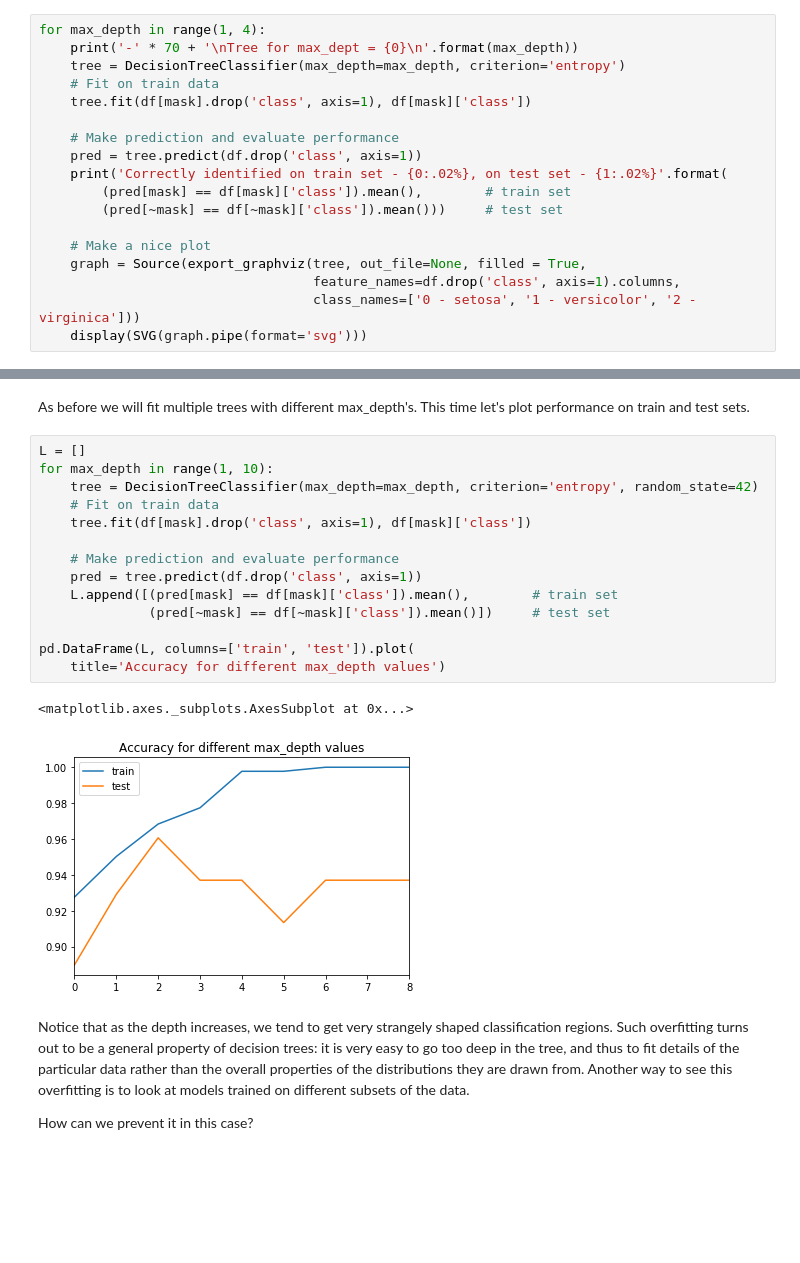
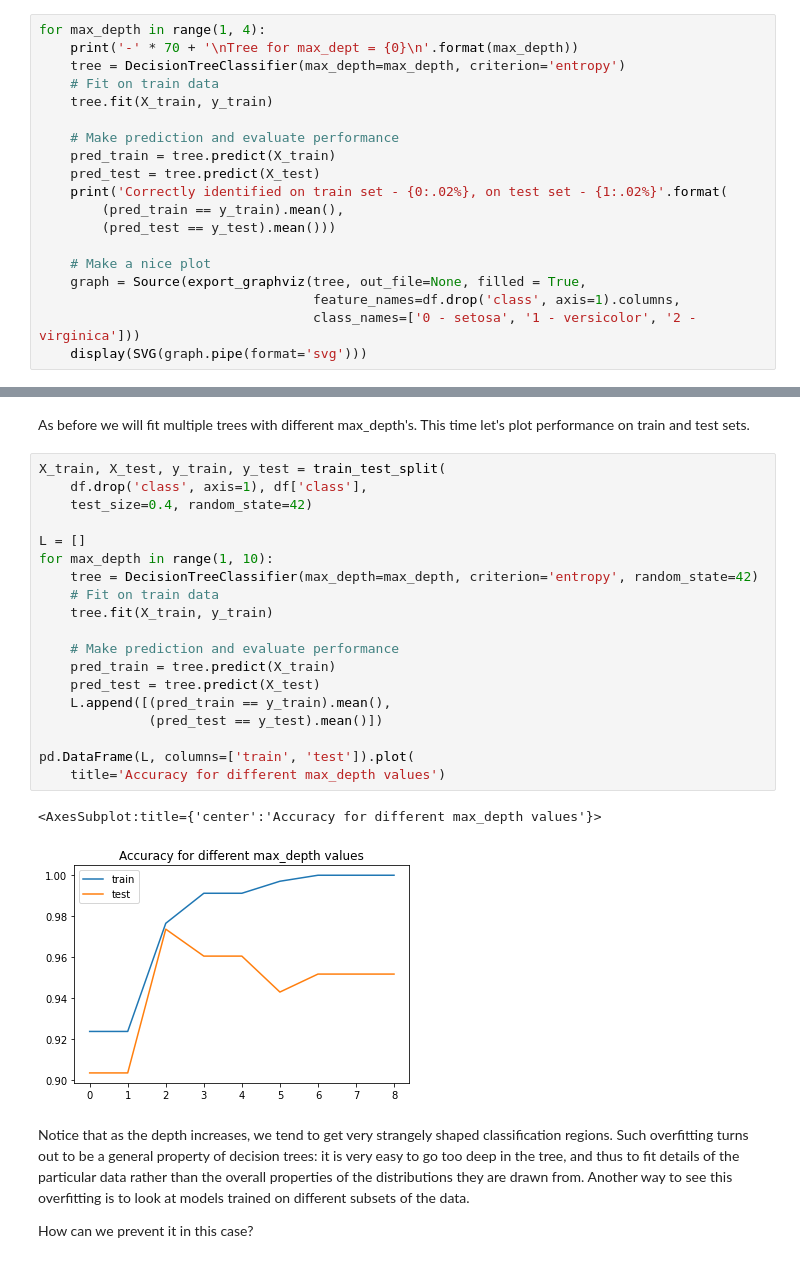
Before and after one commit to trokas/ai_primer, a Jupyter notebook: RF.ipynb, the cells around one changed output, grey strips where cells are left out. Saved outputs shown, nothing was run; the diff lists cells and outputs as text; blank space fills up the shorter version.

Commit message:
avoids use of mask

```diff
--- a/RF.ipynb
+++ b/RF.ipynb
@@ -99,13 +109,14 @@ for max_depth in range(1, 4):
     print('-' * 70 + '\nTree for max_dept = {0}\n'.format(max_depth))
     tree = DecisionTreeClassifier(max_depth=max_depth, criterion='entropy')
     # Fit on train data
-    tree.fit(df[mask].drop('class', axis=1), df[mask]['class'])
+    tree.fit(X_train, y_train)
 
     # Make prediction and evaluate performance
-    pred = tree.predict(df.drop('class', axis=1))
+    pred_train = tree.predict(X_train)
+    pred_test = tree.predict(X_test)
     print('Correctly identified on train set - {0:.02%}, on test set - {1:.02%}'.format(
-        (pred[mask] == df[mask]['class']).mean(),        # train set
-        (pred[~mask] == df[~mask]['class']).mean()))     # test set
+        (pred_train == y_train).mean(),
+        (pred_test == y_test).mean()))
 
     # Make a nice plot
     graph = Source(export_graphviz(tree, out_file=None, filled = True,
@@ -168,22 +179,27 @@ dtype: int64
 # %% [markdown]
 As before we will fit multiple trees with different max_depth's. This time let's plot performance on train and test sets.
 # %%
+X_train, X_test, y_train, y_test = train_test_split(
+    df.drop('class', axis=1), df['class'],
+    test_size=0.4, random_state=42)
+
 L = []
 for max_depth in range(1, 10):
     tree = DecisionTreeClassifier(max_depth=max_depth, criterion='entropy', random_state=42)
     # Fit on train data
-    tree.fit(df[mask].drop('class', axis=1), df[mask]['class'])
+    tree.fit(X_train, y_train)
 
     # Make prediction and evaluate performance
-    pred = tree.predict(df.drop('class', axis=1))
-    L.append([(pred[mask] == df[mask]['class']).mean(),        # train set
-              (pred[~mask] == df[~mask]['class']).mean()])     # test set
+    pred_train = tree.predict(X_train)
+    pred_test = tree.predict(X_test)
+    L.append([(pred_train == y_train).mean(),
+              (pred_test == y_test).mean()])
 
 pd.DataFrame(L, columns=['train', 'test']).plot(
     title='Accuracy for different max_depth values')
 # %% [output]
-<matplotlib.axes._subplots.AxesSubplot at 0x...>
+<AxesSubplot:title={'center':'Accuracy for different max_depth values'}>
-[figure, old version]
+[figure, new version]
 # %% [markdown]
 Notice that as the depth increases, we tend to get very strangely shaped classification regions. Such overfitting turns out to be a general property of decision trees: it is very easy to go too deep in the tree, and thus to fit details of the particular data rather than the overall properties of the distributions they are drawn from. Another way to see this overfitting is to look at models trained on different subsets of the data.
 
```
Also changed, not shown: parts of 27 cells of this notebook.
